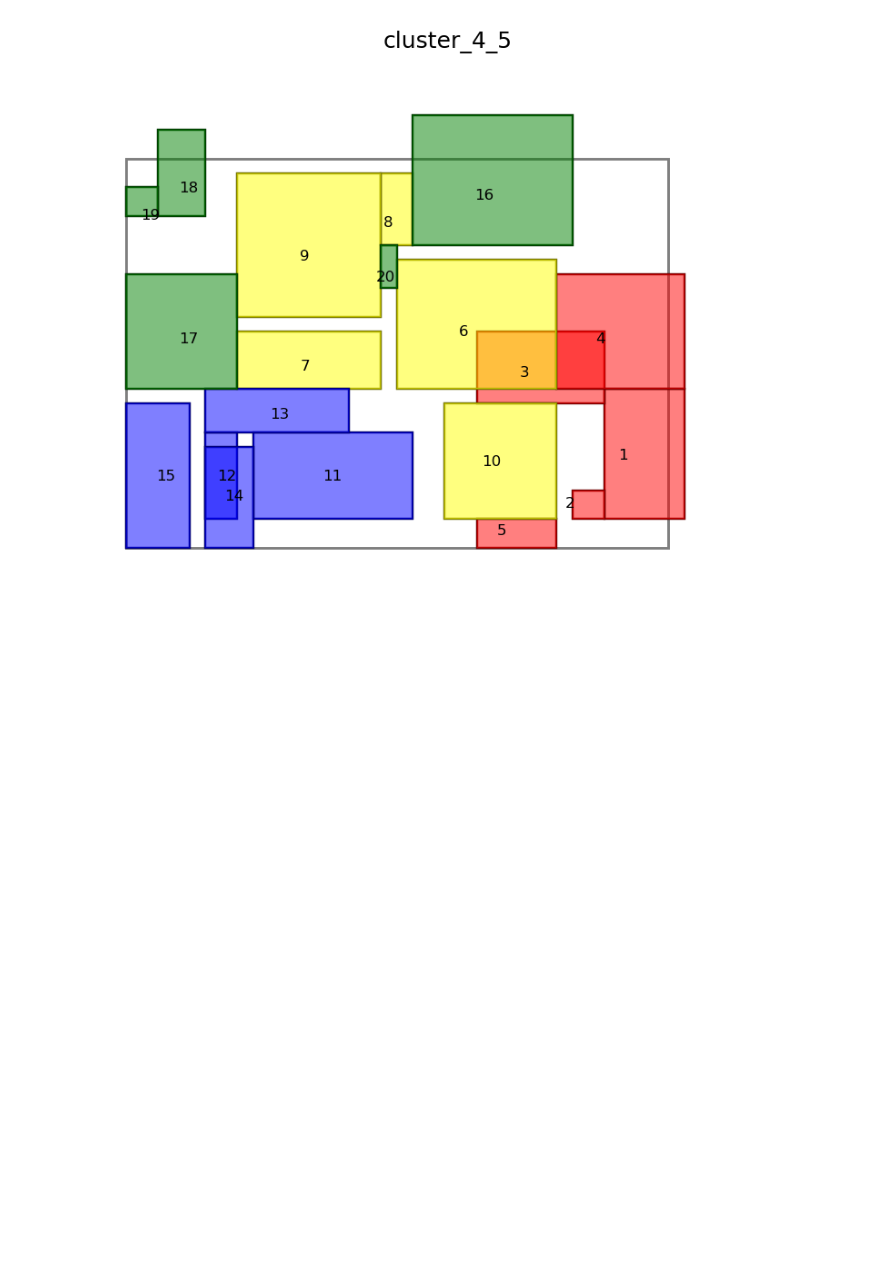
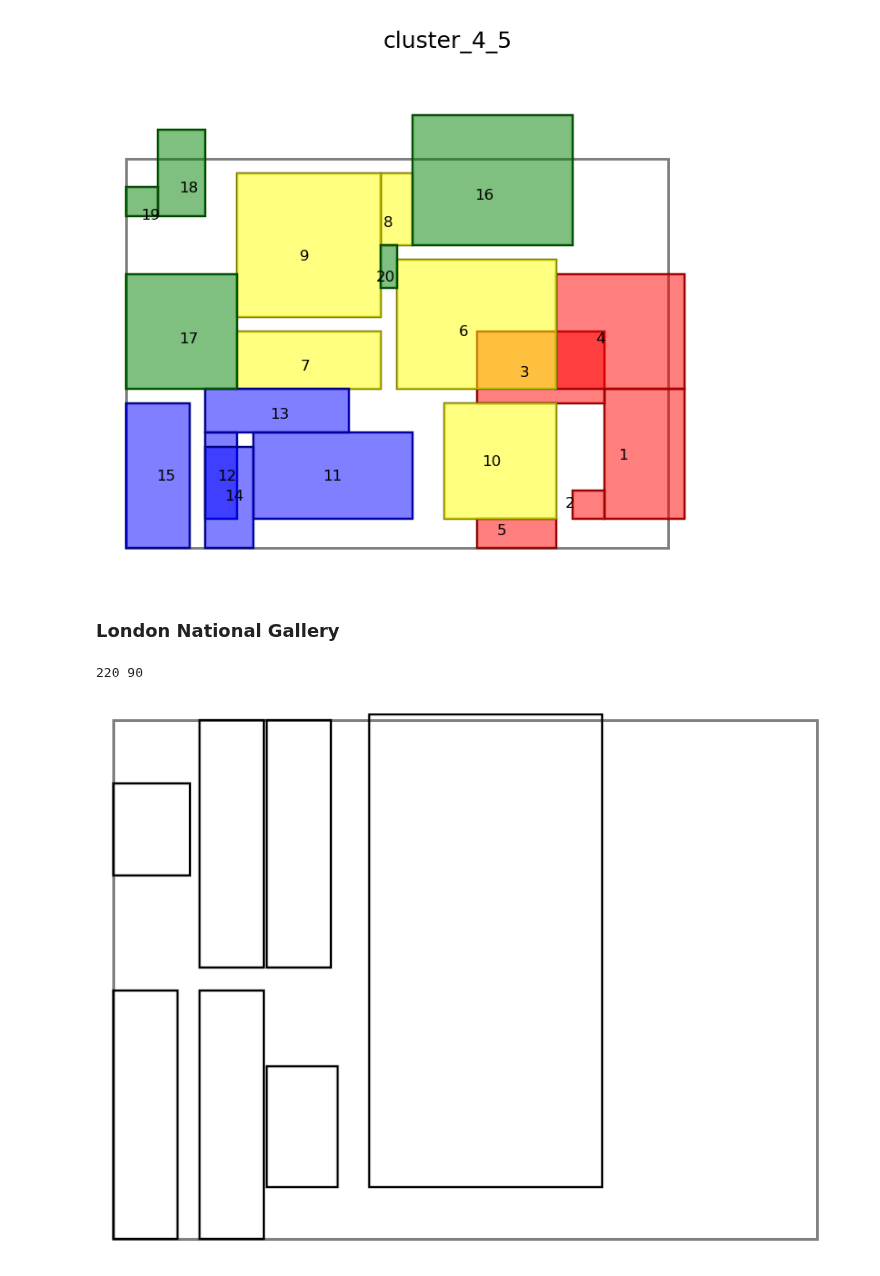
Before and after one commit to TaIos/master-thesis, a Jupyter notebook: src/notebooks/best_solution_visualizer.ipynb, the cells around one changed output. Saved outputs shown, nothing was run; the diff lists cells and outputs as text; code cells hidden in the pictures; blank space fills up the shorter version.

Commit message:
writing: add national gallery visualization

```diff
--- a/src/notebooks/best_solution_visualizer.ipynb
+++ b/src/notebooks/best_solution_visualizer.ipynb
@@ -146,8 +146,8 @@ class Flow:
     @staticmethod
     def create(json: dict) -> 'Flow':
         return Flow(
-            src=int(json['from']),
-            dst=int(json['to']),
+            src=(json['from']),
+            dst=(json['to']),
             flow=float(json['flow']))
 
 class InstanceParameters:
@@ -349,12 +349,13 @@ def drawRectangles(
         ax.set_title(f'{title}', fontsize=8)
     hideSpinesAndTicks(ax)
 
-def drawComputationResult(res, name=None, dim=None, cluster=None, title=None):
+def drawComputationResult(res, name=None, dim=None, cluster=None, title=None, show_ident=True):
     fig, ax = plt.subplots(dpi=150)
     drawRectangles(
             ax=ax,
             recs=res.gaResult.bestIndividual.paintingPlacement,
             show_center=False,
+            show_ident=show_ident,
             grid=res.instanceParameters.layout.boundingRectangle,
             title=None,
             dim=dim,
@@ -424,3 +425,11 @@ drawComputationResult(cluster_4_5_ga[0], 'cluster_4_5_ga', dim=(-1, 41, -1, 32),
 # %% [output]
 34 27
 [figure]
+# %% [markdown]
+### London National Gallery
+# %%
+londonRes = loadComputationResultsFromDirectoryRec('/home/slarty/Documents/master-thesis/src/notebooks/out/test', sort=True)
+drawComputationResult(londonRes[2], 'london_nationa_gallery_ga', dim=(-1, 220, -1, 86), show_ident=False)
+# %% [output]
+220 90
+[figure, added]
```
Also changed, not shown: 4 other files.
